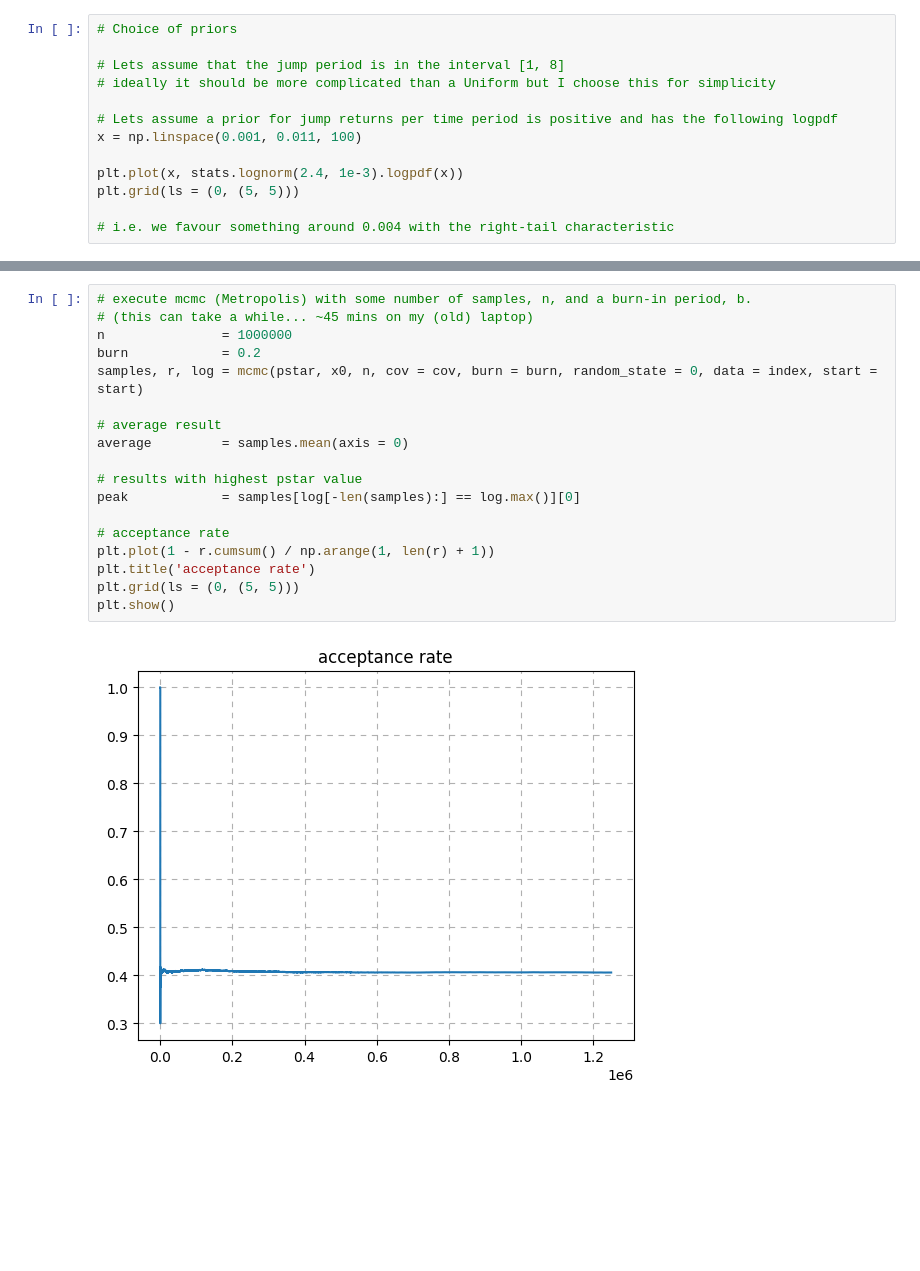
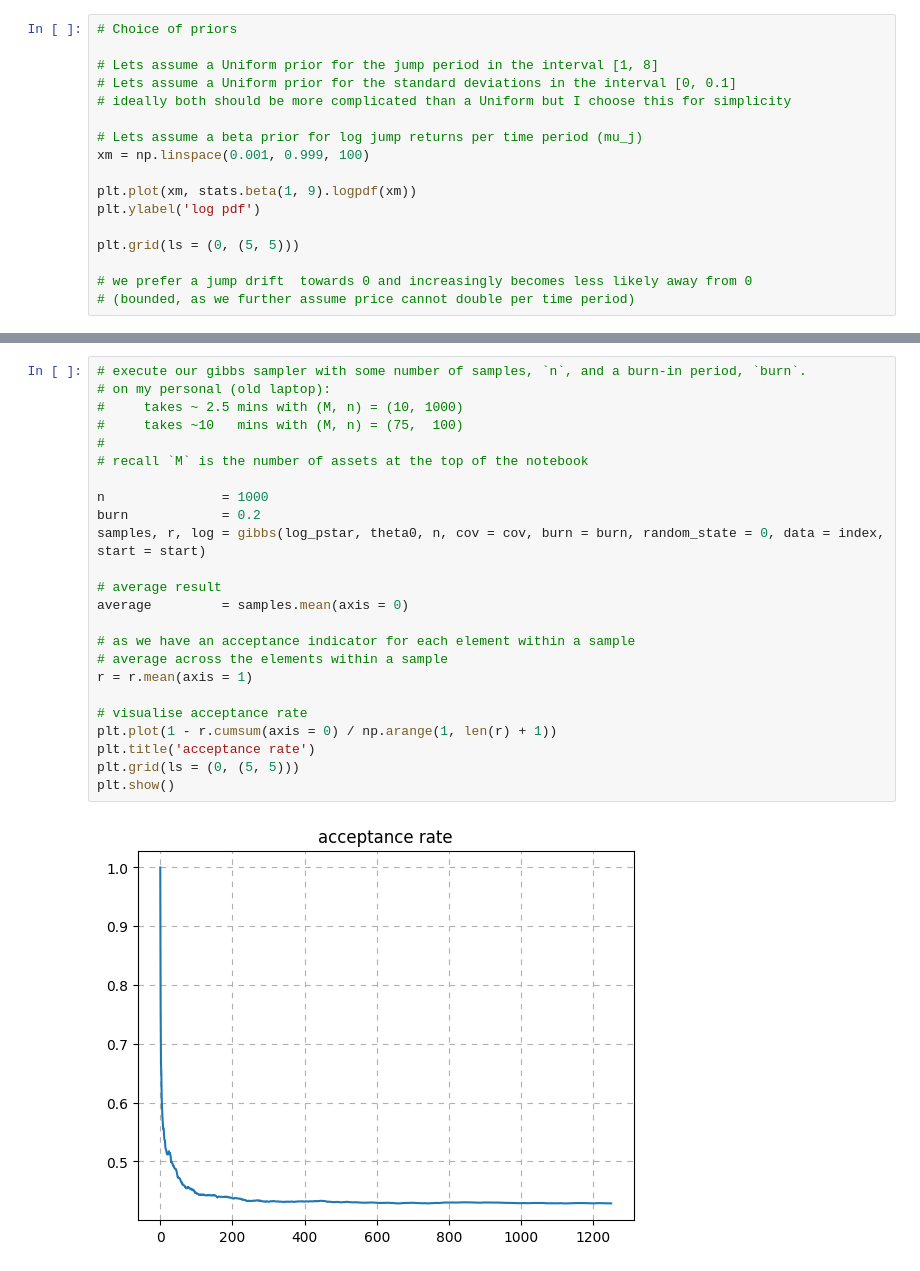
Before and after one commit to jordan-wei-taylor/dummy-jump-diffusion, a Jupyter notebook: jupyter.ipynb, the cells around one changed output, grey strips where cells are left out. Cells and saved outputs as stored; diff of their text form; blank space fills up the shorter version.

Commit message:
changed to gibbs and added more comments

```diff
--- a/jupyter.ipynb
+++ b/jupyter.ipynb
@@ -87,14 +121,18 @@ for i, (ind, v, j, m, n) in enumerate(zip(index, vol, jump, mu, nt)):
 # %%
 # Choice of priors
 
-# Lets assume that the jump period is in the interval [1, 8]
-# ideally it should be more complicated than a Uniform but I choose this for simplicity
+# Lets assume a Uniform prior for the jump period in the interval [1, 8]
+# Lets assume a Uniform prior for the standard deviations in the interval [0, 0.1]
+# ideally both should be more complicated than a Uniform but I choose this for simplicity
 
-# Lets assume a prior for jump returns per time period is positive and has the following logpdf
-x = np.linspace(0.001, 0.011, 100)
+# Lets assume a beta prior for log jump returns per time period (mu_j)
+xm = np.linspace(0.001, 0.999, 100)
 
-plt.plot(x, stats.lognorm(2.4, 1e-3).logpdf(x))
+plt.plot(xm, stats.beta(1, 9).logpdf(xm))
+plt.ylabel('log pdf')
+
 plt.grid(ls = (0, (5, 5)))
 
-# i.e. we favour something around 0.004 with the right-tail characteristic
+# we prefer a jump drift  towards 0 and increasingly becomes less likely away from 0
+# (bounded, as we further assume price cannot double per time period)
 # %% [output]
@@ -201,20 +257,26 @@ array([[ 2.e-06, -2.e-06,  0.e+00,  0.e+00,  0.e+00,  0.e+00, -2.e-07],
 # %%
-# execute mcmc (Metropolis) with some number of samples, n, and a burn-in period, b.
-# (this can take a while... ~45 mins on my (old) laptop)
-n               = 1000000
+# execute our gibbs sampler with some number of samples, `n`, and a burn-in period, `burn`.
+# on my personal (old laptop):
+#     takes ~ 2.5 mins with (M, n) = (10, 1000)
+#     takes ~10   mins with (M, n) = (75,  100)
+#
+# recall `M` is the number of assets at the top of the notebook
+
+n               = 1000
 burn            = 0.2
-samples, r, log = mcmc(pstar, x0, n, cov = cov, burn = burn, random_state = 0, data = index, start = start)
+samples, r, log = gibbs(log_pstar, theta0, n, cov = cov, burn = burn, random_state = 0, data = index, start = start)
 
 # average result
 average         = samples.mean(axis = 0)
 
-# results with highest pstar value
-peak            = samples[log[-len(samples):] == log.max()][0]
+# as we have an acceptance indicator for each element within a sample
+# average across the elements within a sample
+r = r.mean(axis = 1)
 
-# acceptance rate
-plt.plot(1 - r.cumsum() / np.arange(1, len(r) + 1))
+# visualise acceptance rate
+plt.plot(1 - r.cumsum(axis = 0) / np.arange(1, len(r) + 1))
 plt.title('acceptance rate')
 plt.grid(ls = (0, (5, 5)))
 plt.show()
 # %% [output]
-[figure, old version]
+[figure, new version]
```
Also changed, not shown: parts of 13 cells of this notebook.
